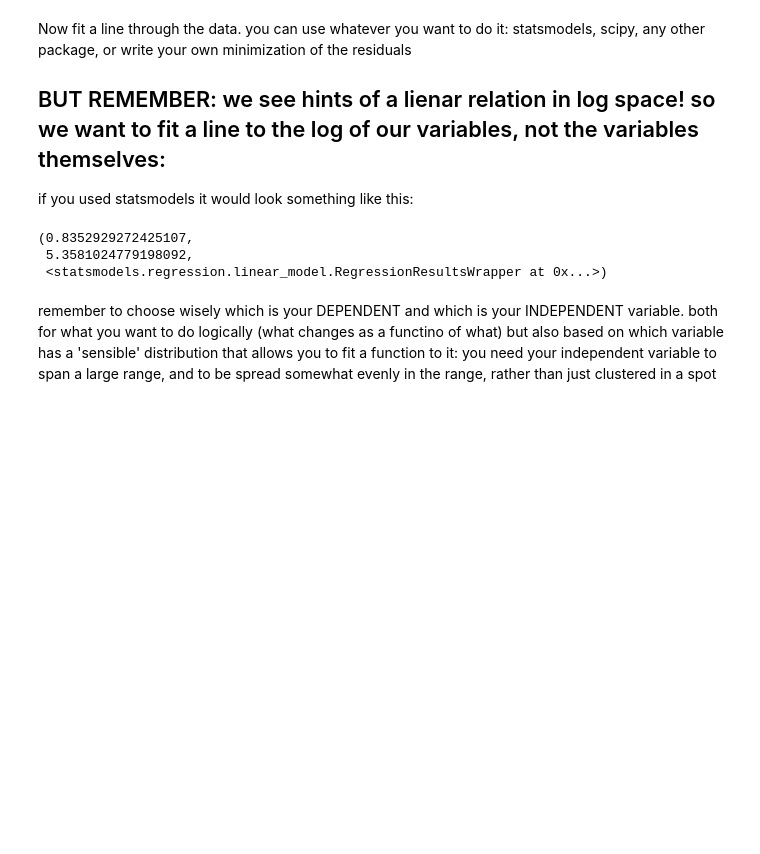
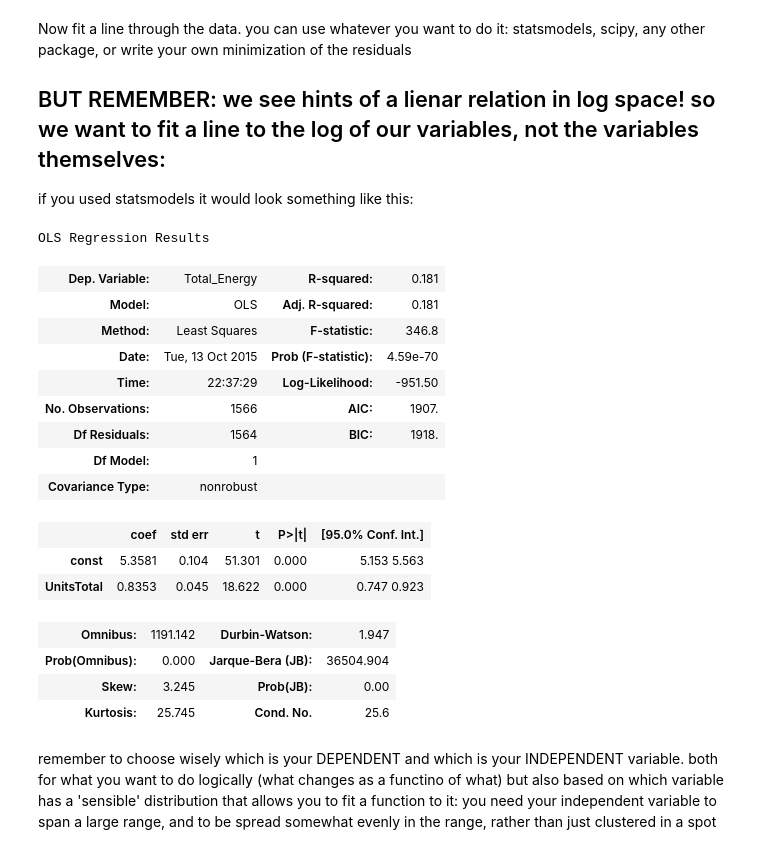
Before and after one commit to jjhall77/PUI2015_jjhall, a Jupyter notebook: HW5/building_nrg_instructions.ipynb, the cells around one changed output. Saved outputs shown, nothing was run; the diff lists cells and outputs as text; code cells hidden in the pictures; blank space fills up the shorter version.

```diff
--- a/HW5/building_nrg_instructions.ipynb
+++ b/HW5/building_nrg_instructions.ipynb
@@ -184,13 +184,27 @@ if you used statsmodels it would look something like this:
 # %%
 X = sm.add_constant(np.log10(bblnrgdata_cut.UnitsTotal))
 print X
 model = sm.OLS(np.log10(bblnrgdata_cut.Total_Energy), X, missing='drop') # ignores entires where x or y is NaN
 fit = model.fit()
-fit.params[1], fit.params[0], fit # could also return stderr in each via fit.bse
+fit.summary()
 # %% [output]
-(0.8352929272425107,
- 5.3581024779198092,
- <statsmodels.regression.linear_model.RegressionResultsWrapper at 0x...>)
+OLS Regression Results
+| Dep. Variable: | Total_Energy | R-squared: | 0.181 |
+| Model: | OLS | Adj. R-squared: | 0.181 |
+| Method: | Least Squares | F-statistic: | 346.8 |
+| Date: | Tue, 13 Oct 2015 | Prob (F-statistic): | 4.59e-70 |
+| Time: | 22:37:29 | Log-Likelihood: | -951.50 |
+| No. Observations: | 1566 | AIC: | 1907. |
+| Df Residuals: | 1564 | BIC: | 1918. |
+| Df Model: | 1 |  |  |
+| Covariance Type: | nonrobust |  |  |
+|  | coef | std err | t | P>|t| | [95.0% Conf. Int.] |
+| const | 5.3581 | 0.104 | 51.301 | 0.000 | 5.153 5.563 |
+| UnitsTotal | 0.8353 | 0.045 | 18.622 | 0.000 | 0.747 0.923 |
+| Omnibus: | 1191.142 | Durbin-Watson: | 1.947 |
+| Prob(Omnibus): | 0.000 | Jarque-Bera (JB): | 36504.904 |
+| Skew: | 3.245 | Prob(JB): | 0.00 |
+| Kurtosis: | 25.745 | Cond. No. | 25.6 |
 # %% [markdown]
 remember to choose wisely which is your DEPENDENT and which is your INDEPENDENT variable.
 both for what you want to do logically (what changes as a functino of what) but also based on which  variable has a 'sensible' distribution that allows you to fit a function to it:
```
Also changed, not shown: parts of 2 cells of this notebook.
